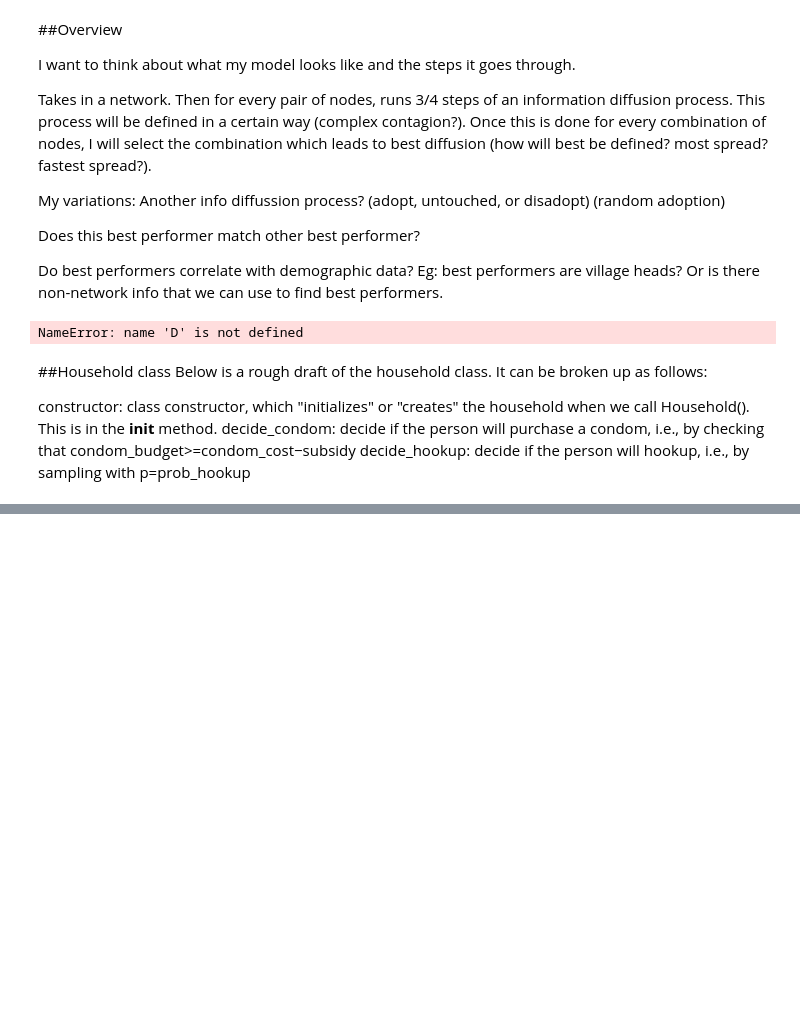
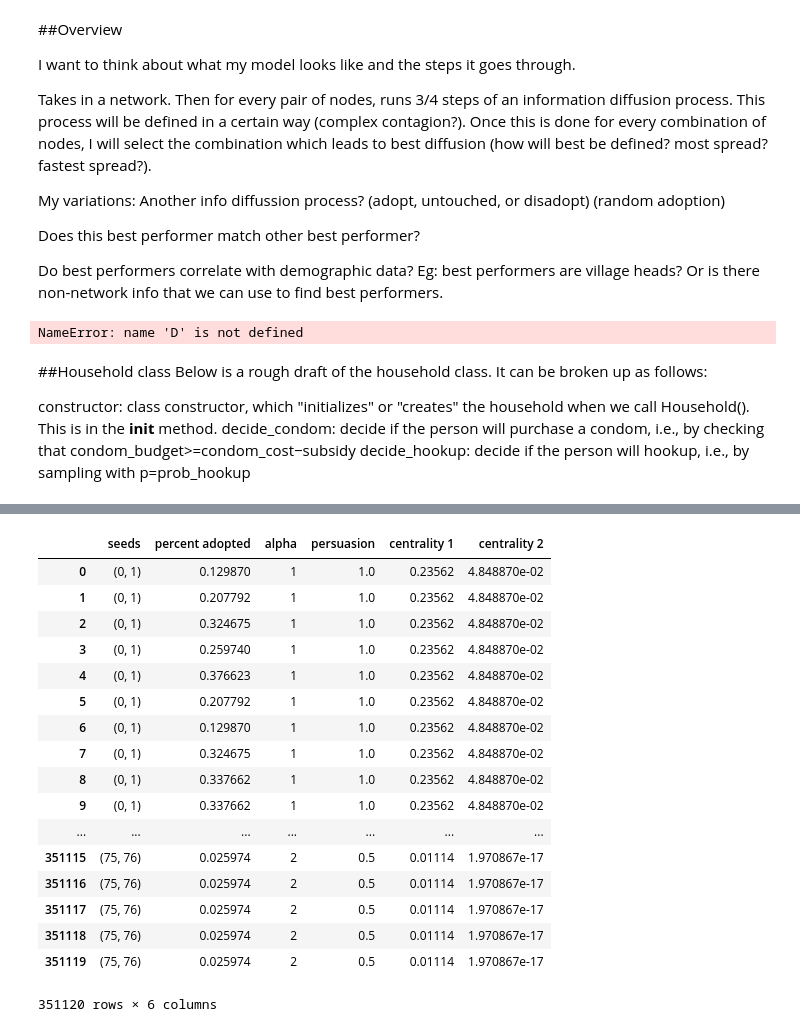
Before and after one commit to arunjvarghese/CSCS530-project, a Jupyter notebook: Initial Model.ipynb, the cells around one changed output, grey strips where cells are left out. Saved outputs shown, nothing was run; the diff lists cells and outputs as text; code cells hidden in the pictures; blank space fills up the shorter version.

```diff
--- a/Initial Model.ipynb
+++ b/Initial Model.ipynb
@@ -55,11 +76,22 @@ class Household(object):
         self.adopted = adopted
         self.threshold = threshold
 
-    def get_neighbors(self):
+    def adopt_decision(self):
         """
-        Return neighbors, calling through model.
+        Model a household evaluating their connections and making an adopt/not adopt decision
         """
-        return self.model.get_person_neighbors(self.person_id)
+
+        adopt_count = 0  ## Count adopted neighbors
+        list = self.model.get_neighborhood(self.model.network,self.household_id) ## List of neighboring nodes
+        for j in list:
+            for h in self.model.HH_adopted:
+                if j == h.household_id: ## If neighbor has adopted technology
+                    adopt_count+=1
+
+        if adopt_count >= self.threshold: ## Check against HH adoption threshold
+            if np.random.random() <= self.model.persuasion: ## Stochastic persuasion parameter
+                self.adopted = True
+
 
     def __repr__(self):
         '''
@@ -204,0 +275,25 @@ class Model(object):
+# %%
+# Setup the pandas DataFrame
+sweep_df = pandas.DataFrame(sweep_output,
+                 columns=["seeds","percent adopted", "alpha", "persuasion", "centrality 1", "centrality 2"])
+
+sweep_df
+# %% [output]
+|  | seeds | percent adopted | alpha | persuasion | centrality 1 | centrality 2 |
+| 0 | (0, 1) | 0.129870 | 1 | 1.0 | 0.23562 | 4.848870e-02 |
+| 1 | (0, 1) | 0.207792 | 1 | 1.0 | 0.23562 | 4.848870e-02 |
+| 2 | (0, 1) | 0.324675 | 1 | 1.0 | 0.23562 | 4.848870e-02 |
+| 3 | (0, 1) | 0.259740 | 1 | 1.0 | 0.23562 | 4.848870e-02 |
+| 4 | (0, 1) | 0.376623 | 1 | 1.0 | 0.23562 | 4.848870e-02 |
+| 5 | (0, 1) | 0.207792 | 1 | 1.0 | 0.23562 | 4.848870e-02 |
+| 6 | (0, 1) | 0.129870 | 1 | 1.0 | 0.23562 | 4.848870e-02 |
+| 7 | (0, 1) | 0.324675 | 1 | 1.0 | 0.23562 | 4.848870e-02 |
+| 8 | (0, 1) | 0.337662 | 1 | 1.0 | 0.23562 | 4.848870e-02 |
+| 9 | (0, 1) | 0.337662 | 1 | 1.0 | 0.23562 | 4.848870e-02 |
+| ... | ... | ... | ... | ... | ... | ... |
+| 351115 | (75, 76) | 0.025974 | 2 | 0.5 | 0.01114 | 1.970867e-17 |
+| 351116 | (75, 76) | 0.025974 | 2 | 0.5 | 0.01114 | 1.970867e-17 |
+| 351117 | (75, 76) | 0.025974 | 2 | 0.5 | 0.01114 | 1.970867e-17 |
+| 351118 | (75, 76) | 0.025974 | 2 | 0.5 | 0.01114 | 1.970867e-17 |
+| 351119 | (75, 76) | 0.025974 | 2 | 0.5 | 0.01114 | 1.970867e-17 |
+351120 rows × 6 columns
```
Also changed, not shown: parts of 14 cells of this notebook, 8 other files.
